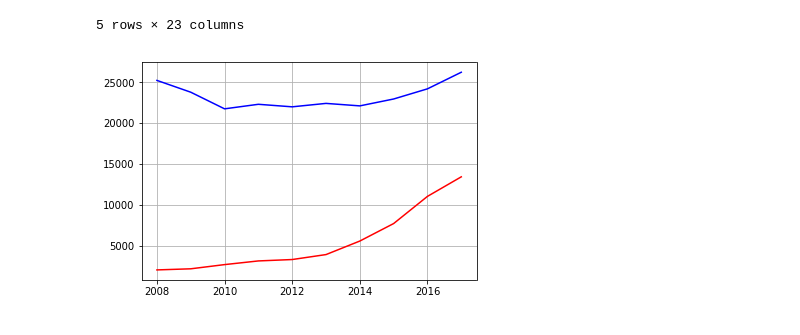
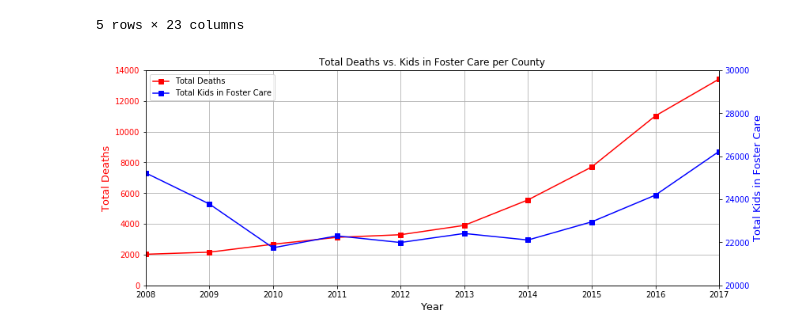
Before and after one commit to mervinator/project1group3, a Jupyter notebook: Project 1_PH/Death_Total_PH.ipynb, the cells around one changed output. Cells and saved outputs as stored; diff of their text form; code cells hidden in the pictures.

```diff
--- a/Project 1_PH/Death_Total_PH.ipynb
+++ b/Project 1_PH/Death_Total_PH.ipynb
@@ -375,16 +375,38 @@ total_2017_fosters = deaths_vs_foster_care[2017].sum()
 # %%
 year = np.arange(2008, 2018, 1)
 deaths = [total_2008_deaths, total_2009_deaths, total_2010_deaths, total_2011_deaths, total_2012_deaths, total_2013_deaths,
           total_2014_deaths, total_2015_deaths, total_2016_deaths, total_2017_deaths]
 
 fosters = [total_2008_fosters, total_2009_fosters, total_2010_fosters, total_2011_fosters, total_2012_fosters,
            total_2013_fosters, total_2014_fosters, total_2015_fosters, total_2016_fosters, total_2017_fosters]
 
-Deaths, = plt.plot(year, deaths, color="red", label="Total Deaths")
-Fosters, = plt.plot(year, fosters, color="blue", label="Total Kids in Foster Care")
+fig, ax1 = plt.subplots(figsize=(13,5))
+year = np.arange(2008, 2018, 1)
+line1 = ax1.plot(year, deaths, color="red", label="Total Deaths", marker="s")
+ax1.set_xlim(2008, 2017)
+ax1.set_ylim(0, 14000)
+ax1.set_xlabel("Year", fontsize=13)
+ax1.set_ylabel("Total Deaths", fontsize=13, color="red")
+for label in ax1.get_yticklabels():
+    label.set_color("red")
 
-plt.grid()
+ax2 = ax1.twinx()
+line2 = ax2.plot(year, fosters, color="blue", label="Total Kids in Foster Care", marker="s")
+ax2.set_ylim(20000, 30000)
+ax2.set_ylabel("Total Kids in Foster Care", fontsize=13, color="blue")
+for label in ax2.get_yticklabels():
+    label.set_color("blue")
+
+plt.title("Total Deaths vs. Kids in Foster Care per County")
+
+lines = line1+line2
+labs = [l.get_label() for l in lines]
+ax1.legend(lines, labs, loc='best')
+
+ax1.grid()
+
+plt.savefig("Images_PH/Total_Deaths_v_Foster_Care.png")
 
 plt.show()
 # %% [output]
-[figure, old version]
+[figure, new version]
```
Also changed, not shown: parts of 9 cells of this notebook, 7 other files.
